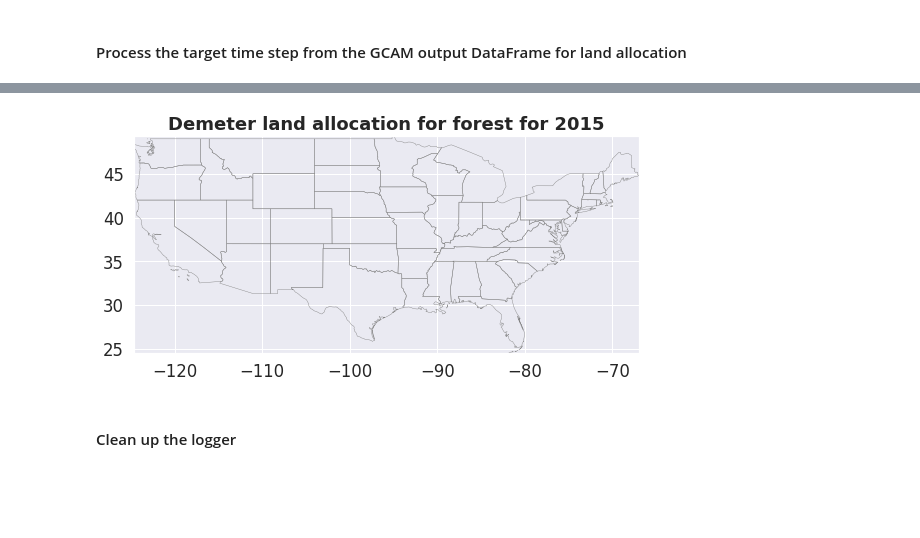
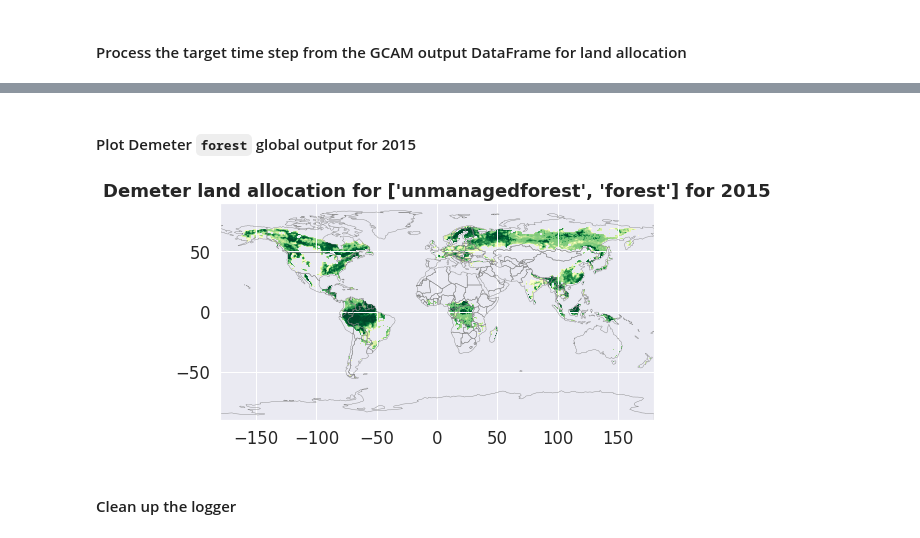
Before and after one commit to JGCRI/gcam_demeter_clinic, a Jupyter notebook: notebooks/gcam_demeter_demo.ipynb, the cells around one changed output, grey strips where cells are left out. Drawn from its saved outputs; the diff is of its cells as text; code cells hidden in the pictures; blank space fills up the shorter version.

```diff
--- a/notebooks/gcam_demeter_demo.ipynb
+++ b/notebooks/gcam_demeter_demo.ipynb
@@ -168,3 +211,3 @@ conus_boundary_gdf = gpd.read_file(pkg_resources.resource_filename('im3vis', "da
 # %%
-# build a geopandas data frame of demeter's output land allocation data with geometry
-demeter_gdf = im3vis.build_geodataframe(model.config.observed_lu_file)
+# a geopandas data frame of demeter's output land allocation data with geometry
+demeter_gdf = im3vis.build_geodataframe(demeter_2015)
@@ -171,9 +224,12 @@ demeter_gdf = im3vis.build_geodataframe(model.config.observed_lu_file)
+# %% [markdown]
+#### Plot Demeter `forest` global output for 2015
 # %%
-r = im3vis.plot_conus_raster(conus_boundary_gdf,
-                             demeter_gdf,
-                             landclass='forest',
-                             target_year='2015')
+r = im3vis.plot_demeter_raster(demeter_gdf=demeter_gdf,
+                               landclass_list=['unmanagedforest', 'forest'],
+                               target_year='2015',
+                               scope='global',
+                               resolution='0.5')
 # %% [output]
-[figure, old version]
+[figure, new version]
 # %% [markdown]
 #### Clean up the logger
```
Also changed, not shown: parts of 28 cells of this notebook.
